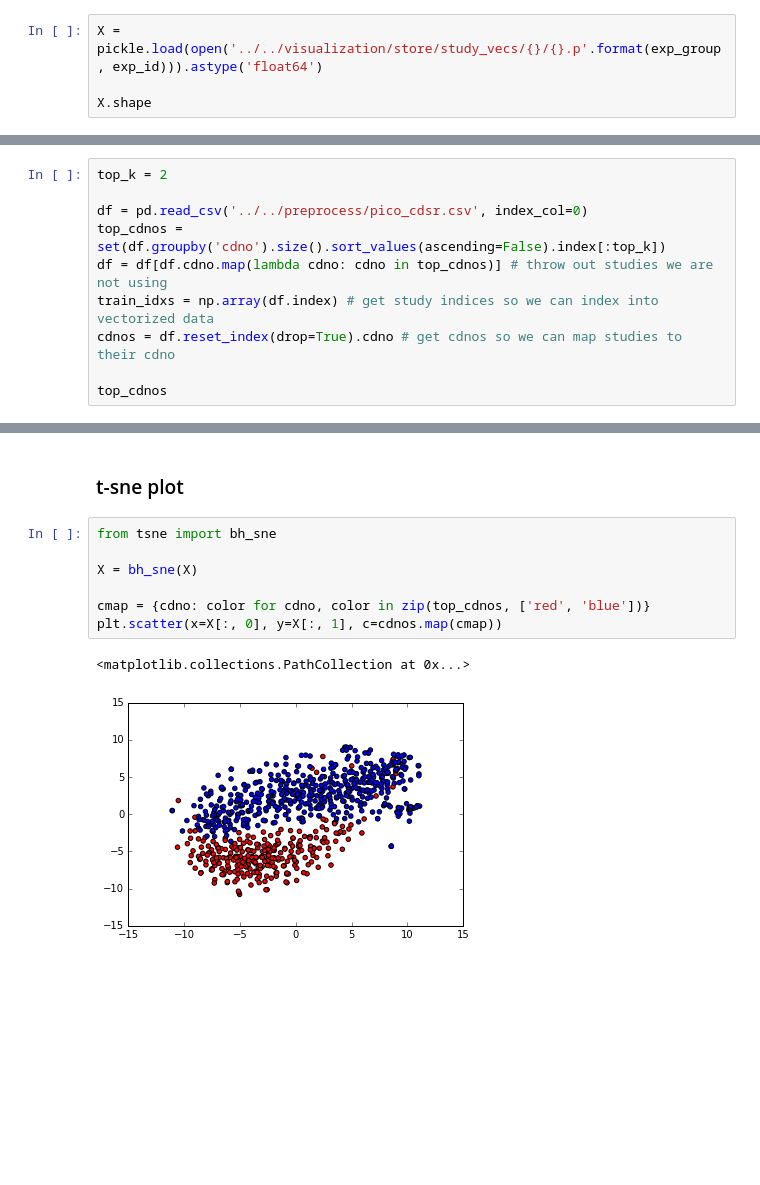
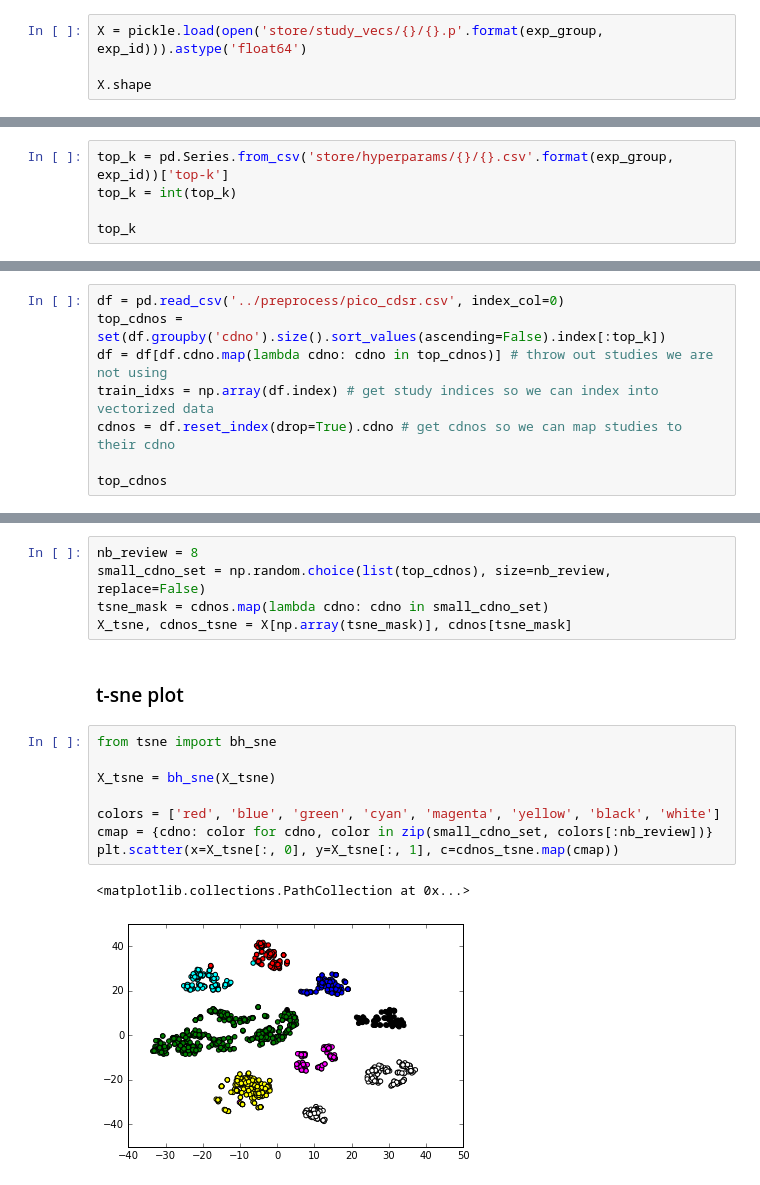
Before and after one commit to ebanner/neural-nlp, a Jupyter notebook: visualization/t-sne Visualizer.ipynb, the cells around one changed output, grey strips where cells are left out. Cells and saved outputs as stored; diff of their text form; blank space fills up the shorter version.

```diff
--- a/visualization/t-sne Visualizer.ipynb
+++ b/visualization/t-sne Visualizer.ipynb
@@ -11,7 +11,7 @@ exp_id = 0
 # %% [markdown]
 ### Load Study Vectors
 # %%
-X = pickle.load(open('../../visualization/store/study_vecs/{}/{}.p'.format(exp_group, exp_id))).astype('float64')
+X = pickle.load(open('store/study_vecs/{}/{}.p'.format(exp_group, exp_id))).astype('float64')
 
 X.shape
 # %% [output]
@@ -19,2 +19,7 @@ X.shape
 # %% [markdown]
 ### Load Corresponding `CDNO`s
+# %%
+top_k = pd.Series.from_csv('store/hyperparams/{}/{}.csv'.format(exp_group, exp_id))['top-k']
+top_k = int(top_k)
+
+top_k
@@ -21,7 +37,5 @@ X.shape
 # %%
-top_k = 2
-
-df = pd.read_csv('../../preprocess/pico_cdsr.csv', index_col=0)
+df = pd.read_csv('../preprocess/pico_cdsr.csv', index_col=0)
 top_cdnos = set(df.groupby('cdno').size().sort_values(ascending=False).index[:top_k])
 df = df[df.cdno.map(lambda cdno: cdno in top_cdnos)] # throw out studies we are not using
 train_idxs = np.array(df.index) # get study indices so we can index into vectorized data
@@ -33,12 +58,18 @@ top_cdnos
+# %%
+nb_review = 8
+small_cdno_set = np.random.choice(list(top_cdnos), size=nb_review, replace=False)
+tsne_mask = cdnos.map(lambda cdno: cdno in small_cdno_set)
+X_tsne, cdnos_tsne = X[np.array(tsne_mask)], cdnos[tsne_mask]
 # %% [markdown]
 ### t-sne plot
 # %%
 from tsne import bh_sne
 
-X = bh_sne(X)
+X_tsne = bh_sne(X_tsne)
 
-cmap = {cdno: color for cdno, color in zip(top_cdnos, ['red', 'blue'])}
-plt.scatter(x=X[:, 0], y=X[:, 1], c=cdnos.map(cmap))
+colors = ['red', 'blue', 'green', 'cyan', 'magenta', 'yellow', 'black', 'white']
+cmap = {cdno: color for cdno, color in zip(small_cdno_set, colors[:nb_review])}
+plt.scatter(x=X_tsne[:, 0], y=X_tsne[:, 1], c=cdnos_tsne.map(cmap))
 # %% [output]
 <matplotlib.collections.PathCollection at 0x...>
-[figure, old version]
+[figure, new version]
```
Also changed, not shown: parts of 6 cells of this notebook, 1 other file.
